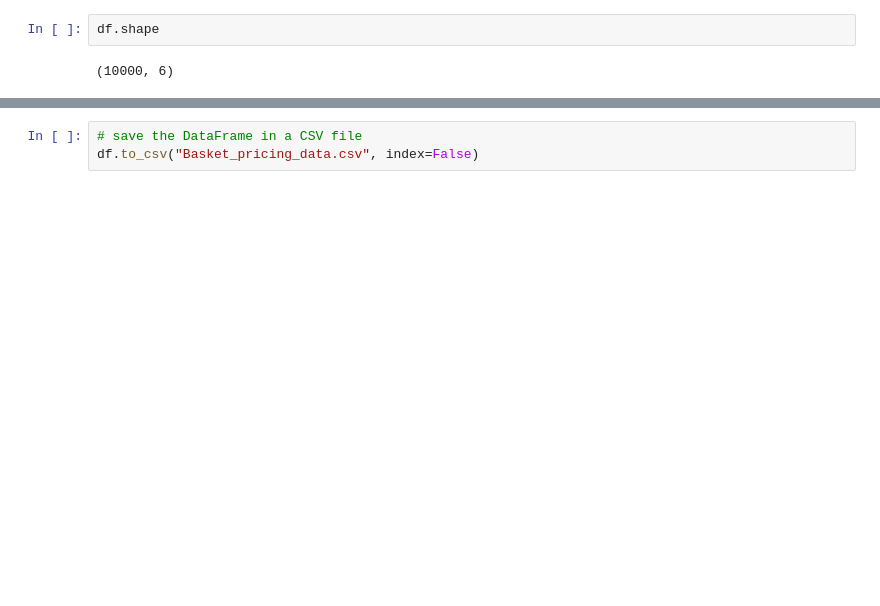
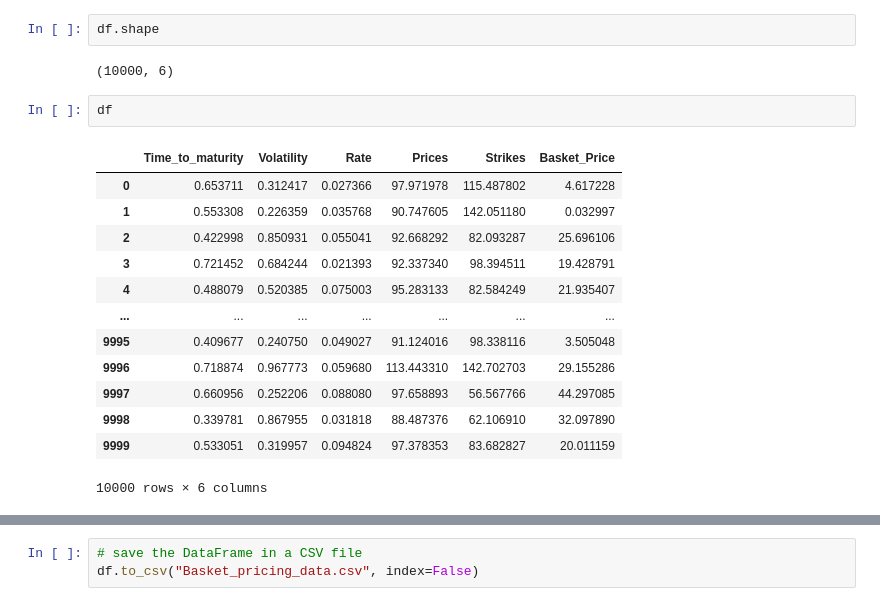
Before and after one commit to Merhbene/Basket-pricing-using-Neural-Networks, a Jupyter notebook: Data_Generating.ipynb, the cells around one changed output, grey strips where cells are left out. Drawn from its saved outputs; the diff is of its cells as text; blank space fills up the shorter version.

```diff
--- a/Data_Generating.ipynb
+++ b/Data_Generating.ipynb
@@ -164,6 +164,22 @@ Wall time: 0 ns
 df.shape
 # %% [output]
 (10000, 6)
+# %%
+df
+# %% [output]
+|  | Time_to_maturity | Volatility | Rate | Prices | Strikes | Basket_Price |
+| 0 | 0.653711 | 0.312417 | 0.027366 | 97.971978 | 115.487802 | 4.617228 |
+| 1 | 0.553308 | 0.226359 | 0.035768 | 90.747605 | 142.051180 | 0.032997 |
+| 2 | 0.422998 | 0.850931 | 0.055041 | 92.668292 | 82.093287 | 25.696106 |
+| 3 | 0.721452 | 0.684244 | 0.021393 | 92.337340 | 98.394511 | 19.428791 |
+| 4 | 0.488079 | 0.520385 | 0.075003 | 95.283133 | 82.584249 | 21.935407 |
+| ... | ... | ... | ... | ... | ... | ... |
+| 9995 | 0.409677 | 0.240750 | 0.049027 | 91.124016 | 98.338116 | 3.505048 |
+| 9996 | 0.718874 | 0.967773 | 0.059680 | 113.443310 | 142.702703 | 29.155286 |
+| 9997 | 0.660956 | 0.252206 | 0.088080 | 97.658893 | 56.567766 | 44.297085 |
+| 9998 | 0.339781 | 0.867955 | 0.031818 | 88.487376 | 62.106910 | 32.097890 |
+| 9999 | 0.533051 | 0.319957 | 0.094824 | 97.378353 | 83.682827 | 20.011159 |
+10000 rows × 6 columns
 # %%
 # plot the first 50 option prices
 sns.lineplot(range(50), df.Basket_Price.iloc[:50])
```
Also changed, not shown: parts of 2 cells of this notebook, 4 other files.
